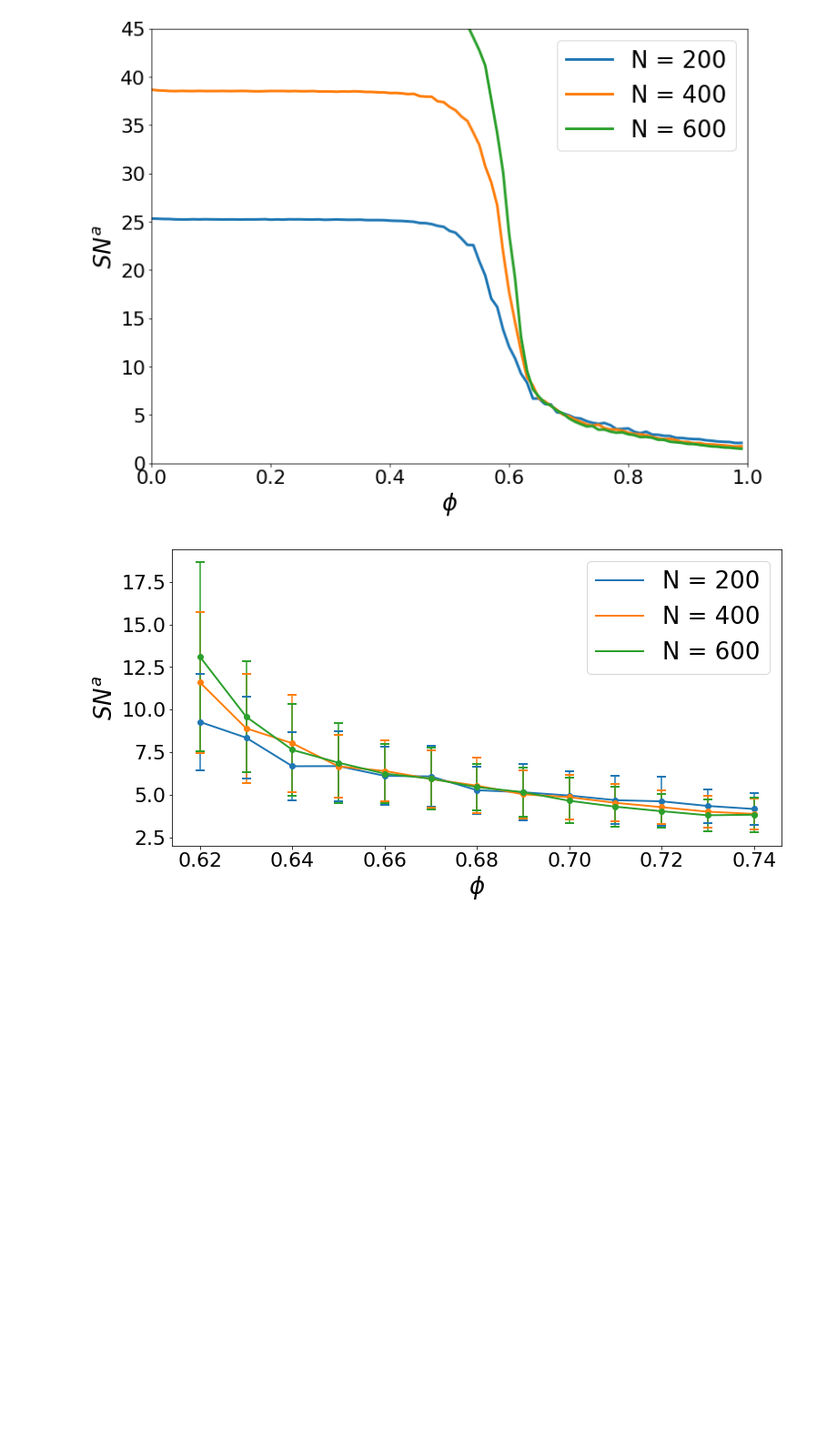
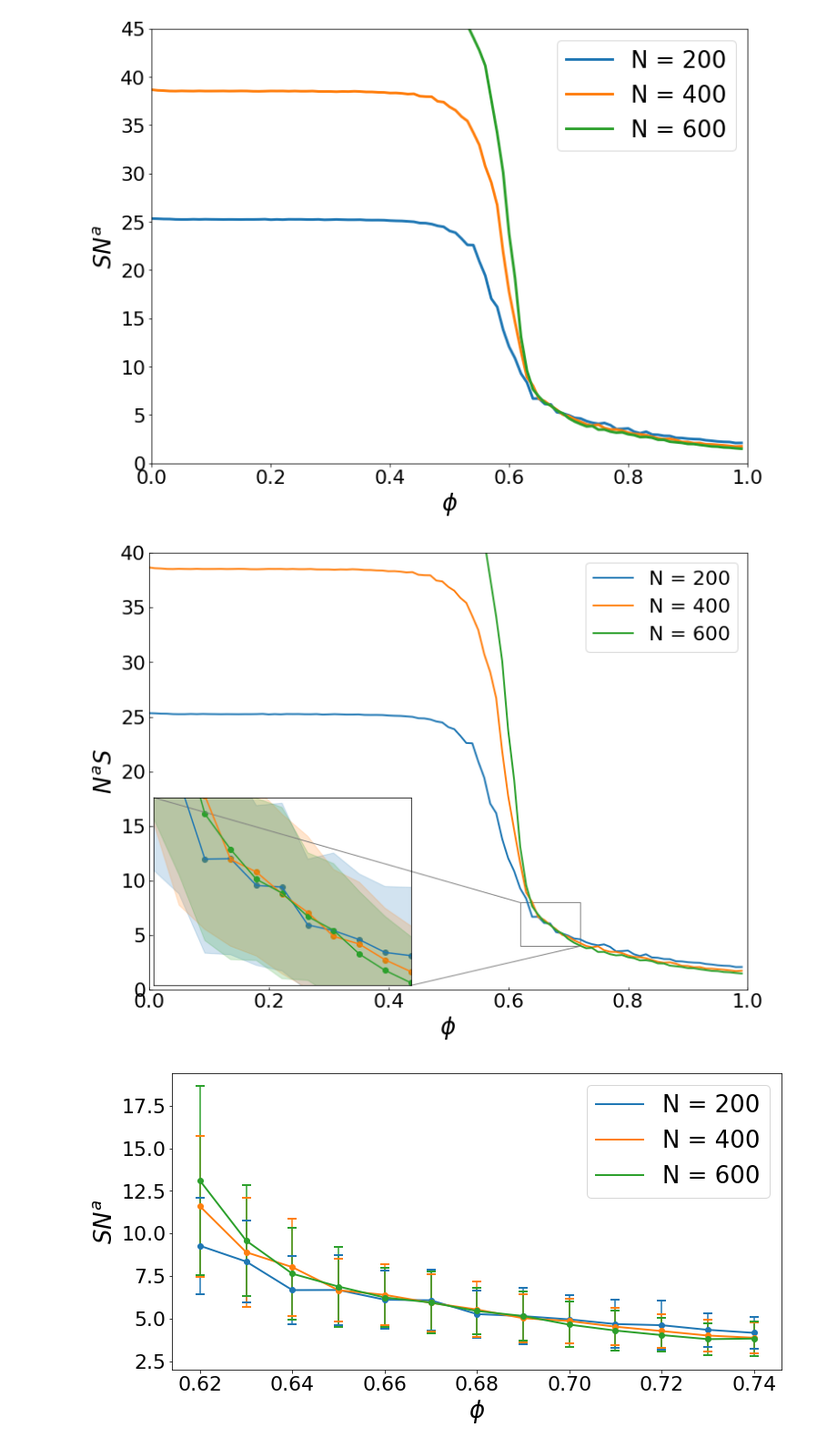
Before and after one commit to rbuchs/opinion-formation, a Jupyter notebook: code/Scale-free network.ipynb, the cells around one changed output. Shown at 91% size. Saved outputs shown, nothing was run; the diff lists cells and outputs as text; code cells hidden in the pictures; blank space fills up the shorter version.

```diff
--- a/code/Scale-free network.ipynb
+++ b/code/Scale-free network.ipynb
@@ -97,6 +162,42 @@ ax.set_ylim((0,45))
 ax.tick_params(labelsize=22)
 # %% [output]
 [figure]
+# %%
+a = 0.61
+fig, ax = plt.subplots(figsize=(12, 9))
+axins = zoomed_inset_axes(ax, 4.3, loc=3) # zoom-factor: 2.5, location: upper-left
+
+for i, (biggest_coms, n_i) in enumerate(zip(S, all_n)):
+    ax.plot(all_phis, biggest_coms.mean(axis=1)*n_i**(a-1), color='C{0}'.format(i), linewidth=2,
+            label='N = {0}'.format(n_i))
+    axins.fill_between(all_phis, biggest_coms.mean(axis=1)*n_i**(a-1)-biggest_coms.std(axis=1)*n_i**(a-1),
+                       biggest_coms.mean(axis=1)*n_i**(a-1)+biggest_coms.std(axis=1)*n_i**(a-1), alpha=0.2, color='C{0}'.format(i))
+    axins.plot(all_phis, biggest_coms.mean(axis=1)*n_i**(a-1), color='C{0}'.format(i))
+    axins.scatter(all_phis, biggest_coms.mean(axis=1)*n_i**(a-1), color='C{0}'.format(i))
+    #axins.errorbar(all_phis, biggest_coms.mean(axis=1)*n[i]**(a-1),
+                #yerr=biggest_coms.std(axis=1)*n[i]**(a-1), fmt='o', capsize=5, color='C{0}'.format(i),
+              #capthick=2)
+
+
+x1, x2, y1, y2 = 0.62, 0.72, 4, 8 # specify the limits
+axins.set_xlim(x1, x2) # apply the x-limits
+axins.set_ylim(y1, y2) # apply the y-limits
+axins.xaxis.set_visible(False)
+axins.yaxis.set_visible(False)
+mark_inset(ax, axins, loc1=2, loc2=4, fc="none", ec="0.5")
+axins.tick_params(labelsize=12, direction='in')
+
+ax.set_xlabel('$\phi$', fontsize=26)
+ax.set_ylabel('$N^aS$', fontsize=26)
+ax.set_xlim((0,1))
+ax.legend(fontsize=22, ncol=1, loc=1)
+ax.set_ylim((0,40))
+ax.tick_params(labelsize=22, direction='in')
+
+plt.savefig(save_path + '/Fig_scalefree.png', dpi=300, format='png')
+plt.savefig(save_path + '/Fig_scalefree.pdf', dpi=300, format='pdf')
+# %% [output]
+[figure, added]
 # %%
 a = 0.61
 fig, ax = plt.subplots(figsize=(12, 6))
```
Also changed, not shown: parts of 12 cells of this notebook, 24 other files.
